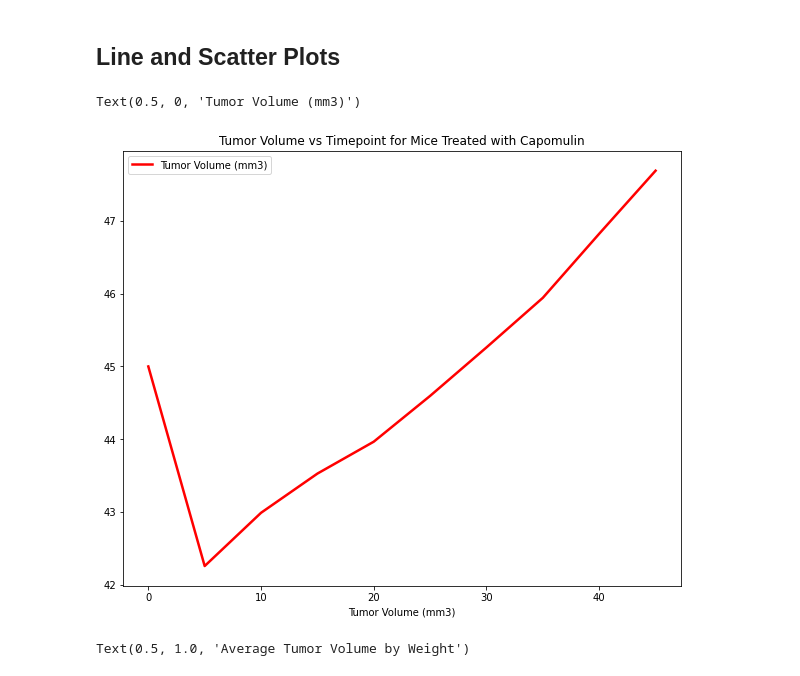
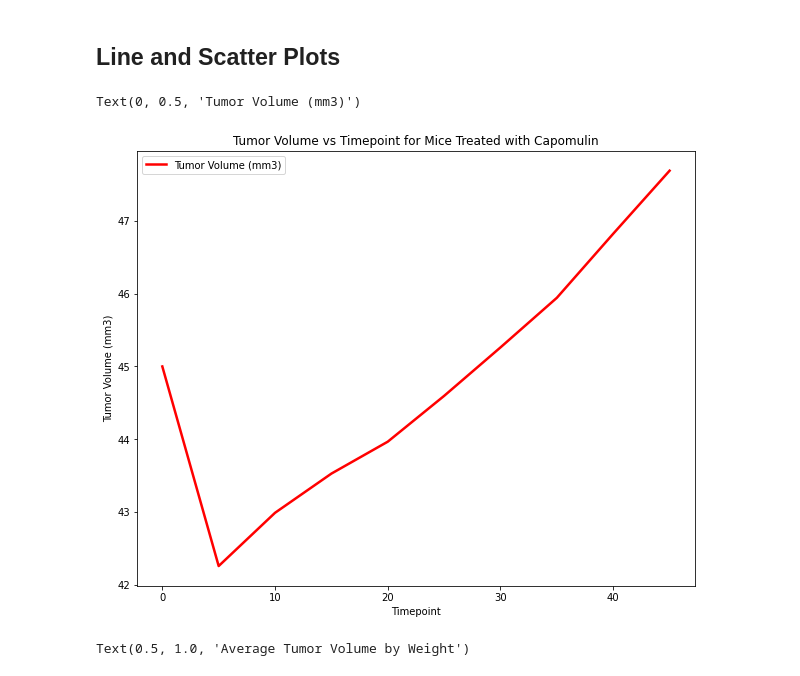
Before and after one commit to sdomke123/matplotlib, a Jupyter notebook: pymaceuticals.ipynb, the cells around one changed output. Cells and saved outputs as stored; diff of their text form; code cells hidden in the pictures.

```diff
--- a/pymaceuticals.ipynb
+++ b/pymaceuticals.ipynb
@@ -283,14 +289,14 @@ plt.xticks([1, 2, 3, 4], ["Capomulin", "Ramicane", "Ibunifol", "Ceftamin"])
 # %%
 # Generate a line plot of tumor volume vs. time point for a mouse treated with Capomulin
 capomulin_df = combined_data_df.loc[combined_data_df["Drug Regimen"] == "Capomulin"]
 capomulin_mouse = capomulin_df.loc[capomulin_df["Mouse ID"] == "i557"]
 capomulin_mouse = capomulin_mouse.loc[:, ["Timepoint", "Tumor Volume (mm3)"]]
 capomulin_mouse.set_index("Timepoint").plot(figsize=(10,8), linewidth=2.5, color="red")
 plt.title("Tumor Volume vs Timepoint for Mice Treated with Capomulin")
-plt.xlabel("Tumor Volume (mm3)")
+plt.ylabel("Tumor Volume (mm3)")
 # %% [output]
-Text(0.5, 0, 'Tumor Volume (mm3)')
+Text(0, 0.5, 'Tumor Volume (mm3)')
-[figure, old version]
+[figure, new version]
 # %%
 # Generate a scatter plot of average tumor volume vs. mouse weight for the Capomulin regimen
 weight_df = capomulin_df.loc[:, ["Mouse ID", "Weight (g)", "Tumor Volume (mm3)"]]
```
Also changed, not shown: parts of 1 cell of this notebook.
